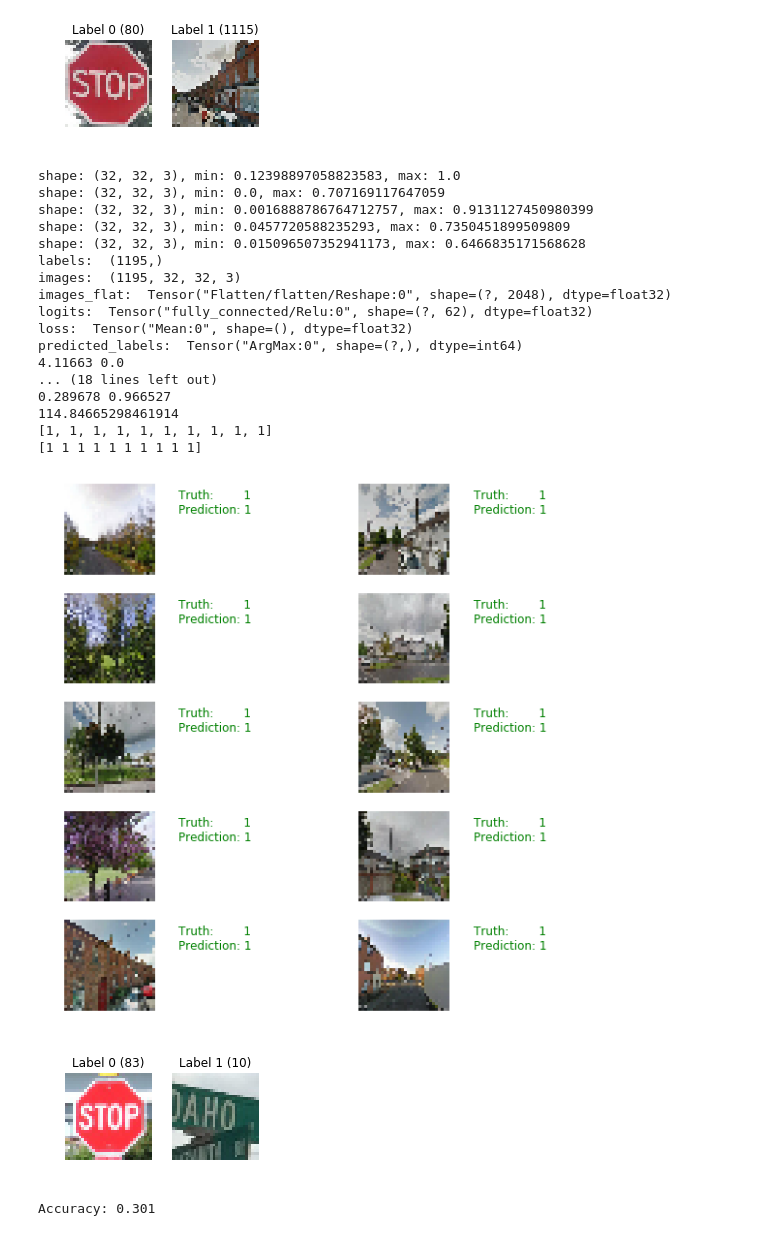
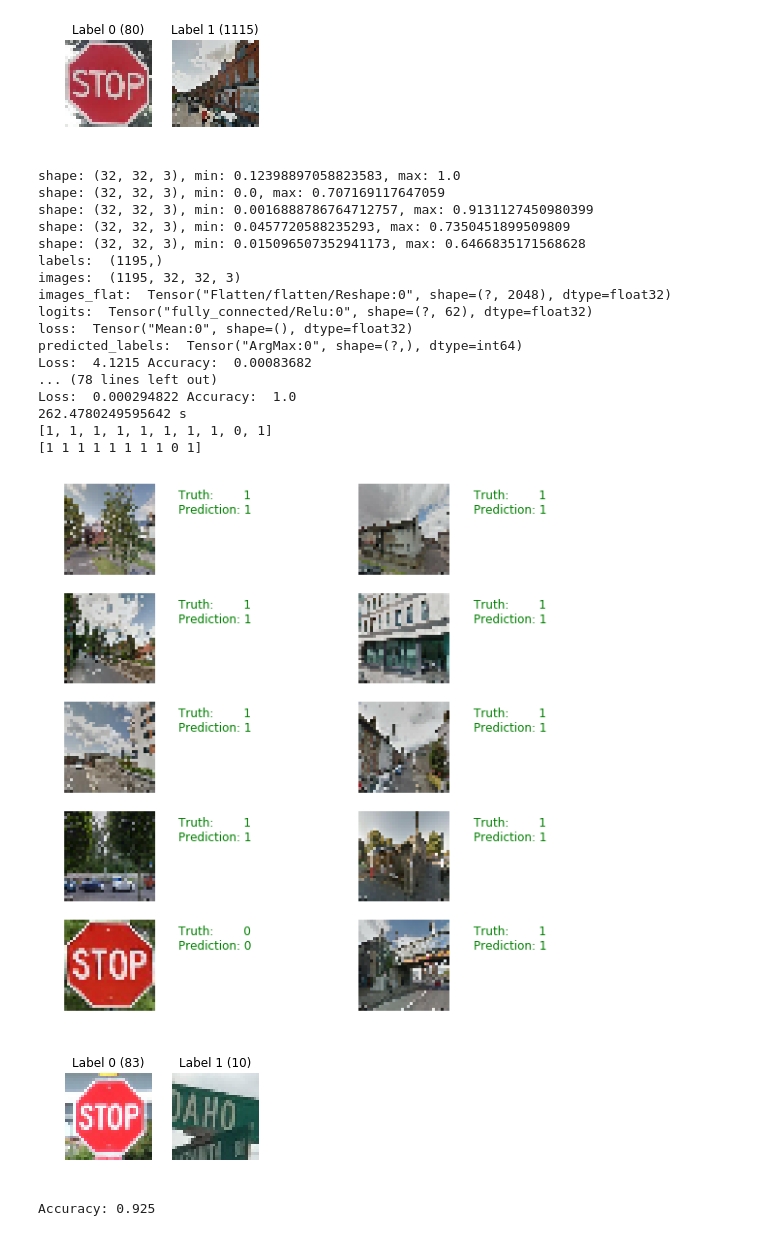
Before and after one commit to FrankZh27/Traffic_Sign_Detection, a Jupyter notebook: stop_sign_rec_cNN_model_with_plots.ipynb, the cells around one changed output. Saved outputs shown, nothing was run; the diff lists cells and outputs as text; code cells hidden in the pictures.

```diff
--- a/stop_sign_rec_cNN_model_with_plots.ipynb
+++ b/stop_sign_rec_cNN_model_with_plots.ipynb
@@ -125,11 +125,11 @@ with graph.as_default():
     images_flat = tf.contrib.layers.flatten(conv_1)
 
     # Apply dropout
-    # f_drop = tf.nn.dropout(images_flat, keep_prob)
+    f_drop = tf.nn.dropout(images_flat, keep_prob)
 
     # Fully connected layer.
     # Generates logits of size [None, 62]
-    logits = tf.contrib.layers.fully_connected(images_flat, 62, tf.nn.relu)
+    logits = tf.contrib.layers.fully_connected(f_drop, 62, tf.nn.relu)
 
     # Convert logits to label indexes (int).
     # Shape [None], which is a 1D vector of length == batch_size.
@@ -163,17 +163,17 @@ _ = session.run([init])
 
 loss_arr = []
 accu_arr = []
-for i in range(400):
+for i in range(800):
     _, loss_value, accu = session.run(
         [train, loss, accuracy],
         feed_dict={images_ph: images_a, labels_ph: labels_a})
-    if i % 20 == 0:
+    if i % 10 == 0:
         loss_arr.append(loss)
         accu_arr.append(accu)
-        print(loss_value, accu)
+        print("Loss: ", loss_value, "Accuracy: ", accu)
 
 time_end = time.time()
-print (time_end - time_start)
+print (time_end - time_start,"s")
 # Pick 10 random images
 sample_indexes = random.sample(range(len(images32)), 10)
 sample_images = [images32[i] for i in sample_indexes]
@@ -211,39 +211,39 @@ predicted = session.run([predicted_labels],
                         feed_dict={images_ph: test_images32})[0]
 # Calculate how many matches we got.
 match_count = sum([int(y == y_) for y, y_ in zip(test_labels, predicted)])
 accuracy = match_count / len(test_labels)
 print("Accuracy: {:.3f}".format(accuracy))
 
 # Close the session. This will destroy the trained model.
 session.close()
 # %% [output]
 Unique Labels: 2
 Total Images: 1195
 [figure]
 [figure]
 shape: (148, 145, 3), min: 23, max: 255
 shape: (84, 85, 3), min: 0, max: 197
 shape: (98, 99, 3), min: 0, max: 238
 shape: (89, 69, 3), min: 8, max: 207
 shape: (60, 62, 3), min: 3, max: 167
 [figure]
 shape: (32, 32, 3), min: 0.12398897058823583, max: 1.0
 shape: (32, 32, 3), min: 0.0, max: 0.707169117647059
 shape: (32, 32, 3), min: 0.0016888786764712757, max: 0.9131127450980399
 shape: (32, 32, 3), min: 0.0457720588235293, max: 0.7350451899509809
 shape: (32, 32, 3), min: 0.015096507352941173, max: 0.6466835171568628
 labels:  (1195,)
 images:  (1195, 32, 32, 3)
 images_flat:  Tensor("Flatten/flatten/Reshape:0", shape=(?, 2048), dtype=float32)
 logits:  Tensor("fully_connected/Relu:0", shape=(?, 62), dtype=float32)
 loss:  Tensor("Mean:0", shape=(), dtype=float32)
 predicted_labels:  Tensor("ArgMax:0", shape=(?,), dtype=int64)
-4.11663 0.0
-... (18 lines left out)
-0.289678 0.966527
-114.84665298461914
-[1, 1, 1, 1, 1, 1, 1, 1, 1, 1]
-[1 1 1 1 1 1 1 1 1 1]
+Loss:  4.1215 Accuracy:  0.00083682
+... (78 lines left out)
+Loss:  0.000294822 Accuracy:  1.0
+262.4780249595642 s
+[1, 1, 1, 1, 1, 1, 1, 1, 0, 1]
+[1 1 1 1 1 1 1 1 0 1]
-[figure, old version]
+[figure, new version]
 [figure]
-Accuracy: 0.301
+Accuracy: 0.925
```
